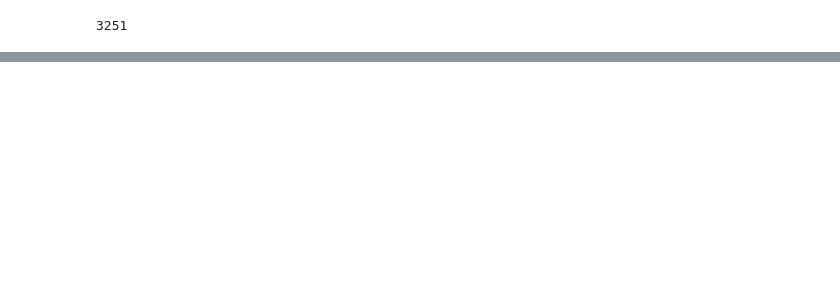
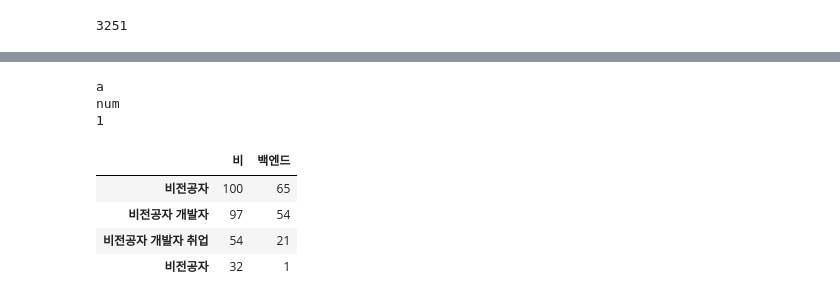
Before and after one commit to skadudd/adDev, a Jupyter notebook: ad_copy_maker/word_parser.ipynb, the cells around one changed output, grey strips where cells are left out. Cells and saved outputs as stored; diff of their text form; code cells hidden in the pictures; blank space fills up the shorter version.

```diff
--- a/ad_copy_maker/word_parser.ipynb
+++ b/ad_copy_maker/word_parser.ipynb
@@ -293,2 +332,25 @@ for i in tester:
+# %%
+asdf = {'a' : ['비','비전공'],'num':[100,30]}
+for i in asdf.keys():
+    print(i)
+if 'a' in asdf.keys():
+    print(1)
+# %% [output]
+a
+num
+1
+# %%
+# asdf = {'a' : ['비','비전공'],'num':[100,30]}
+asdf = [[100,97,54,32],[65,54,21,1]]
+ad = pd.DataFrame(asdf,index=['비','백엔드'],columns=['비전공자','비전공자 개발자','비전공자 개발자 취업','비전공자'])
+adt = ad.transpose()
+adt
+# pd.pivot_table(adt,index=["비","백엔드"],values=["비","백엔드"])
+# %% [output]
+|  | 비 | 백엔드 |
+| 비전공자 | 100 | 65 |
+| 비전공자 개발자 | 97 | 54 |
+| 비전공자 개발자 취업 | 54 | 21 |
+| 비전공자 | 32 | 1 |
 # %%
 word_joint_aggregate = dict.fromkeys(word_key)
```
Also changed, not shown: parts of 11 cells of this notebook, 1 other file.
